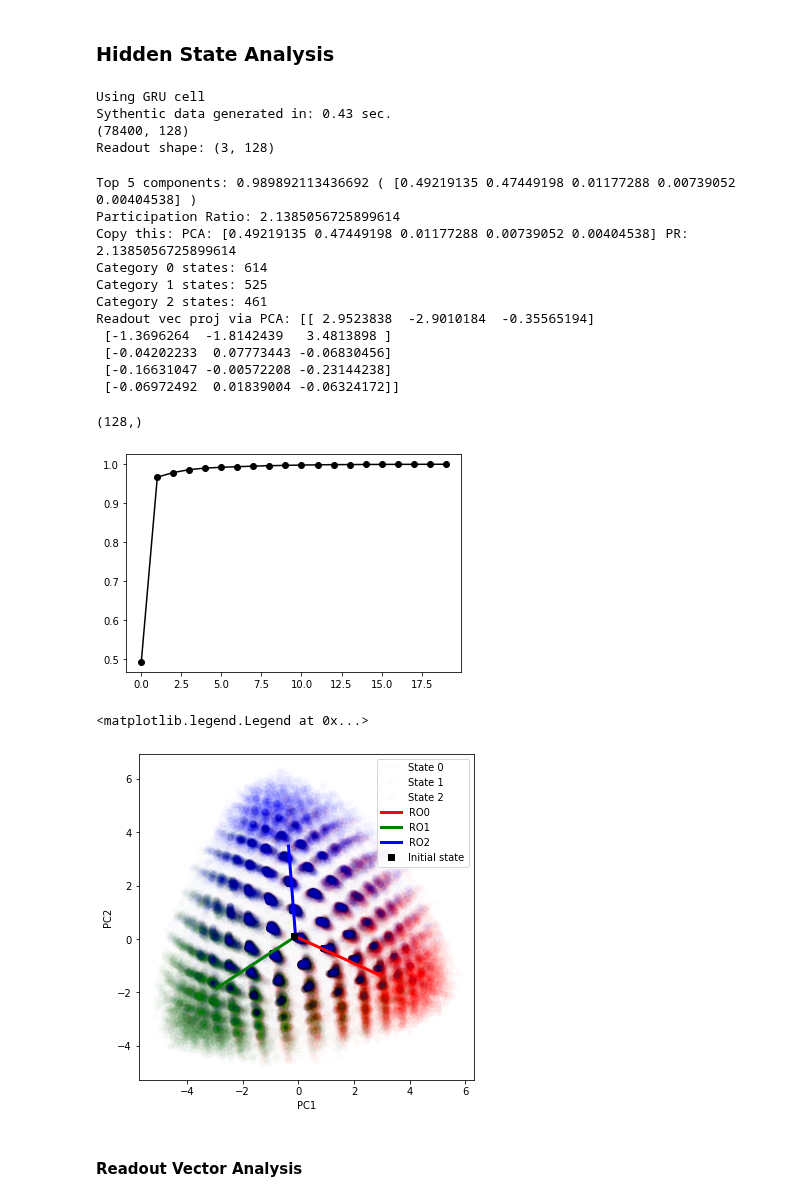
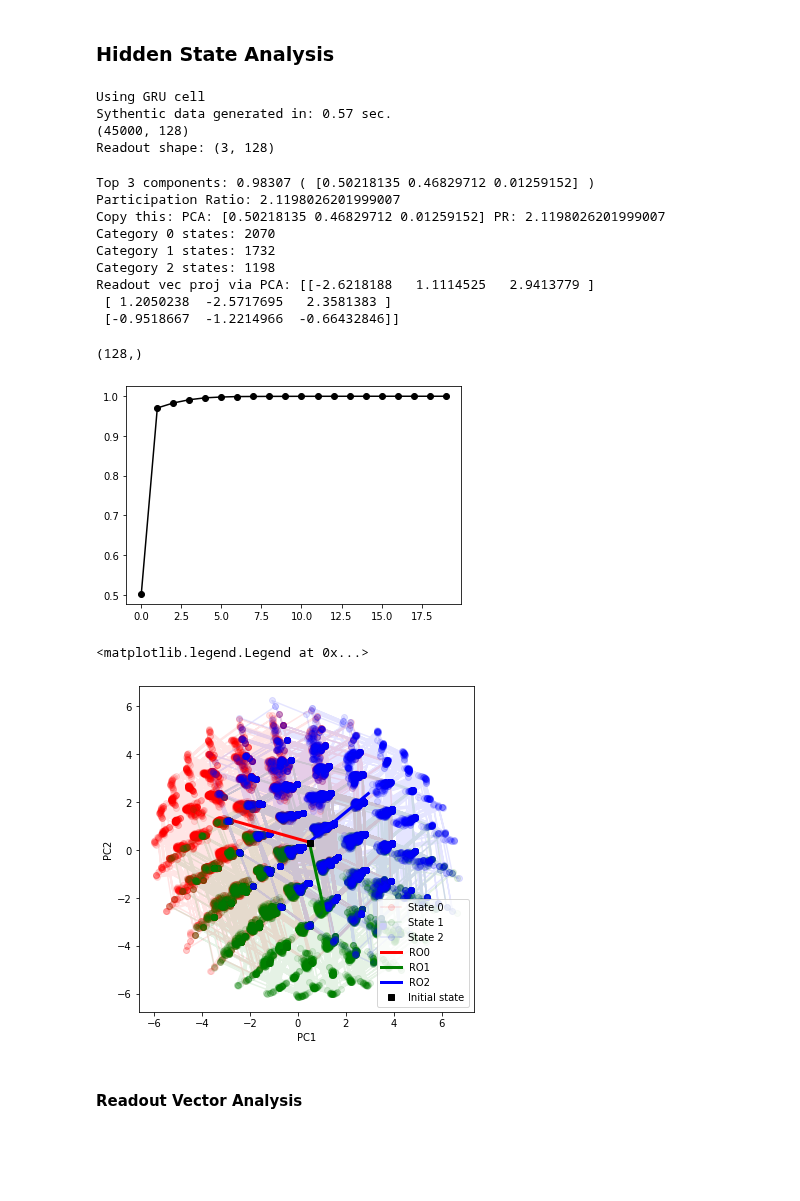
Before and after one commit to kaitken17/colab_based_projects, a Jupyter notebook: sythetic_analysis_multiclass.ipynb, the cells around one changed output. Drawn from its saved outputs; the diff is of its cells as text; code cells hidden in the pictures; blank space fills up the shorter version.

```diff
--- a/sythetic_analysis_multiclass.ipynb
+++ b/sythetic_analysis_multiclass.ipynb
@@ -1059,6 +1072,6 @@ KeyboardInterrupt: ignored
 # %%
 # Save the network
-path =  '/content/drive/My Drive/ml_research/fixedpoints_nlp/data/gru_3classrgb_xe_noRO_l2is2e-4.pickle'
+path =  '/content/drive/My Drive/ml_research/fixedpoints_nlp/data/gru_3classrgb_xe_noRO_l2is5e-4.pickle'
 
 # train_params.pop('decay_fun')
 
@@ -1070,6 +1082,6 @@ KeyboardInterrupt: ignored
 # %%
 # Loads network
-path = '/content/drive/My Drive/ml_research/fixedpoints_nlp/data/gru_3classrgb_minimal_noRO_l2is5e-4.pickle'
+path = '/content/drive/My Drive/ml_research/fixedpoints_nlp/data/gru_3classrgb_minimal_3hsspace_noRO_l2is5e-4.pickle'
 
 with open(path, 'rb') as load_file:
     params_loaded = pickle.load(load_file)
@@ -1239,7 +1251,7 @@ def find_correlation_dimension(r_val_range, dist_sq, num_pts=100, show_plot=Fals
 cell = build_cell(rnn_specs)
 
 # Get RNN hidden states in response to a test batch.
-n_trials = 1600
+n_trials = 5000
 
 syn_data_test = generate_data(n_trials, toy_params, rnn_specs['output_size'])
 
@@ -1255,11 +1267,11 @@ readout = wO.T
 print('Readout shape:', readout.shape)
 # %% [output]
 Using GRU cell
-Sythentic data generated in: 0.43 sec.
-(78400, 128)
+Sythentic data generated in: 0.57 sec.
+(45000, 128)
 Readout shape: (3, 128)
 # %%
-pc_dims = 5
+pc_dims = 3
 
 # Finds percentage of variance explained by top pc_dims of PCA
 pca_full = PCA(n_components=rnn_specs['hidden_size'])
@@ -1289,19 +1301,17 @@ print('Readout vec proj via PCA:', pca.transform(readout).T)
 h0 = cell.get_initial_state(rnn_params)
 h0.shape
 # %% [output]
-Top 5 components: 0.989892113436692 ( [0.49219135 0.47449198 0.01177288 0.00739052 0.00404538] )
-Participation Ratio: 2.1385056725899614
-Copy this: PCA: [0.49219135 0.47449198 0.01177288 0.00739052 0.00404538] PR: 2.1385056725899614
-Category 0 states: 614
-Category 1 states: 525
-Category 2 states: 461
-Readout vec proj via PCA: [[ 2.9523838  -2.9010184  -0.35565194]
- [-1.3696264  -1.8142439   3.4813898 ]
- [-0.04202233  0.07773443 -0.06830456]
- [-0.16631047 -0.00572208 -0.23144238]
- [-0.06972492  0.01839004 -0.06324172]]
+Top 3 components: 0.98307 ( [0.50218135 0.46829712 0.01259152] )
+Participation Ratio: 2.1198026201999007
+Copy this: PCA: [0.50218135 0.46829712 0.01259152] PR: 2.1198026201999007
+Category 0 states: 2070
+Category 1 states: 1732
+Category 2 states: 1198
+Readout vec proj via PCA: [[-2.6218188   1.1114525   2.9413779 ]
+ [ 1.2050238  -2.5717695   2.3581383 ]
+ [-0.9518667  -1.2214966  -0.66432846]]
 (128,)
-[figure, old version]
+[figure, new version]
 # %%
 # Here, we visualize the hidden states of the RNN, projected into a
 # low-dimensional 2D state space.
@@ -1314,38 +1324,40 @@ pc2 = 1
 # state_labels = ['Positive examples', 'Negative examples']
 state_labels = ['State {}'.format(i) for i in range(len(toy_params['sentiments']))]
 state_colors = ['r', 'g', 'b', 'y', 'orange', 'm']
 for i in range(len(toy_params['sentiments'])):
   if len(states[i]) > 0:
     pca_states = pca.transform(np.vstack(states[i])).T
-    plt.plot(pca_states[pc1], pca_states[pc2], c = state_colors[i], marker='o', alpha=0.01, label=state_labels[i])
+    plt.plot(pca_states[pc1], pca_states[pc2], c = state_colors[i], marker='o', alpha=0.1, label=state_labels[i])
 
 # Plots readout direction
 pca_ro = pca.transform(readout)
-pca_zero = pca.transform(np.atleast_2d(np.zeros((128,)))).T
+pca_zero = pca.transform(np.atleast_2d(np.zeros((rnn_specs['hidden_size'],)))).T
 for i in range(len(readout)):
   # ro_dir = pca.transform(readout[i]).T #np.matmul(comp, readout[i])
   x_ro = [pca_zero[pc1], pca_ro[i][pc1]]
   y_ro = [pca_zero[pc2], pca_ro[i][pc2]]
   plt.plot(x_ro, y_ro, state_colors[i], linewidth = 3, label='RO'+str(i))
 
 pca_h0 = pca.transform(np.atleast_2d(h0)).T
 plt.plot(pca_h0[pc1], pca_h0[pc2], 'ks', label='Initial state')
 
 # path_idxs = [52, 454, 252]
 # for path_idx in path_idxs:
 #   path_pca = pca.transform(hs[path_idx]).T #np.matmul(comp, hs[path_idx].T)
 #   plt.plot(path_pca[pc1], path_pca[pc2], state_colors[np.argmax(syn_data_test['labels'][path_idx][27])], marker='.', label='Random Path')
 #   print('Path label:', syn_data_test['labels'][path_idx][27])
 
 plt.xlabel('PC'+str(pc1+1))
 plt.ylabel('PC'+str(pc2+1))
-# plt.xlim(-5, 5)
-# plt.ylim(-5, 5)
+plot_coords = None
+if plot_coords != None:
+  plt.xlim(-plot_coords, plot_coords)
+  plt.ylim(-plot_coords, plot_coords)
 
 plt.legend()
 # %% [output]
 <matplotlib.legend.Legend at 0x...>
-[figure, old version]
+[figure, new version]
 # %% [markdown]
 #### Readout Vector Analysis
 # %%
```
Also changed, not shown: parts of 17 cells of this notebook.
